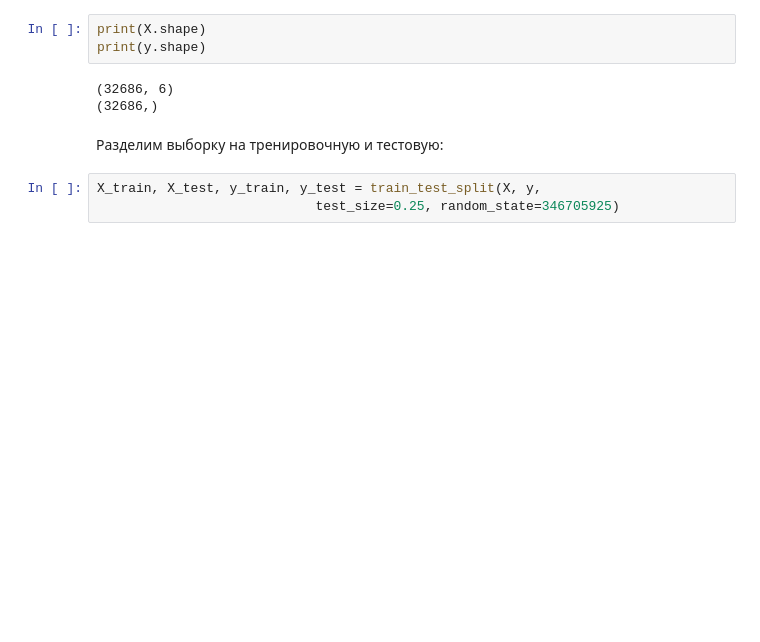
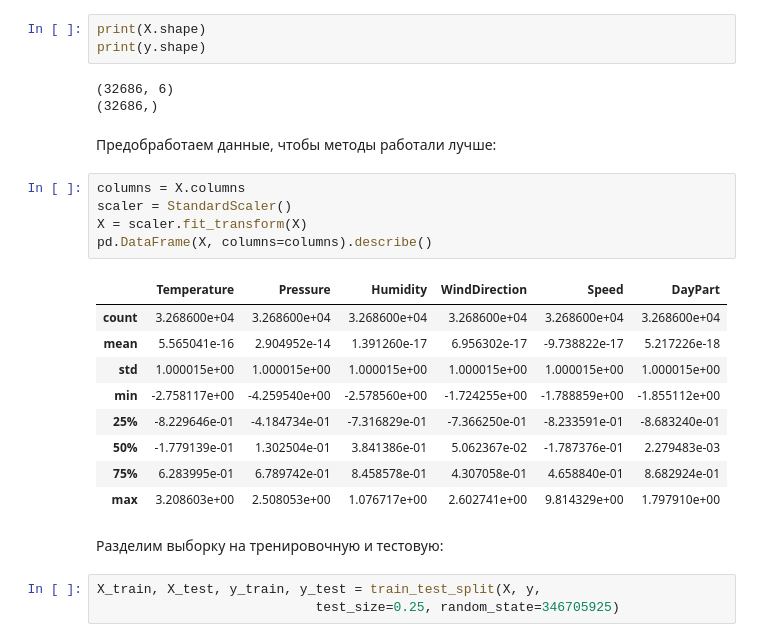
Before and after one commit to matshch/iu5_ml_course, a Jupyter notebook: lab4/knn.ipynb, the cells around one changed output. Drawn from its saved outputs; the diff is of its cells as text; blank space fills up the shorter version.

```diff
--- a/lab4/knn.ipynb
+++ b/lab4/knn.ipynb
@@ -192,6 +193,23 @@ print(y.shape)
 # %% [output]
 (32686, 6)
 (32686,)
+# %% [markdown]
+Предобработаем данные, чтобы методы работали лучше:
+# %%
+columns = X.columns
+scaler = StandardScaler()
+X = scaler.fit_transform(X)
+pd.DataFrame(X, columns=columns).describe()
+# %% [output]
+|  | Temperature | Pressure | Humidity | WindDirection | Speed | DayPart |
+| count | 3.268600e+04 | 3.268600e+04 | 3.268600e+04 | 3.268600e+04 | 3.268600e+04 | 3.268600e+04 |
+| mean | 5.565041e-16 | 2.904952e-14 | 1.391260e-17 | 6.956302e-17 | -9.738822e-17 | 5.217226e-18 |
+| std | 1.000015e+00 | 1.000015e+00 | 1.000015e+00 | 1.000015e+00 | 1.000015e+00 | 1.000015e+00 |
+| min | -2.758117e+00 | -4.259540e+00 | -2.578560e+00 | -1.724255e+00 | -1.788859e+00 | -1.855112e+00 |
+| 25% | -8.229646e-01 | -4.184734e-01 | -7.316829e-01 | -7.366250e-01 | -8.233591e-01 | -8.683240e-01 |
+| 50% | -1.779139e-01 | 1.302504e-01 | 3.841386e-01 | 5.062367e-02 | -1.787376e-01 | 2.279483e-03 |
+| 75% | 6.283995e-01 | 6.789742e-01 | 8.458578e-01 | 4.307058e-01 | 4.658840e-01 | 8.682924e-01 |
+| max | 3.208603e+00 | 2.508053e+00 | 1.076717e+00 | 2.602741e+00 | 9.814329e+00 | 1.797910e+00 |
 # %% [markdown]
 Разделим выборку на&nbsp;тренировочную и тестовую:
 # %%
```
Also changed, not shown: parts of 14 cells of this notebook, 5 other files.
